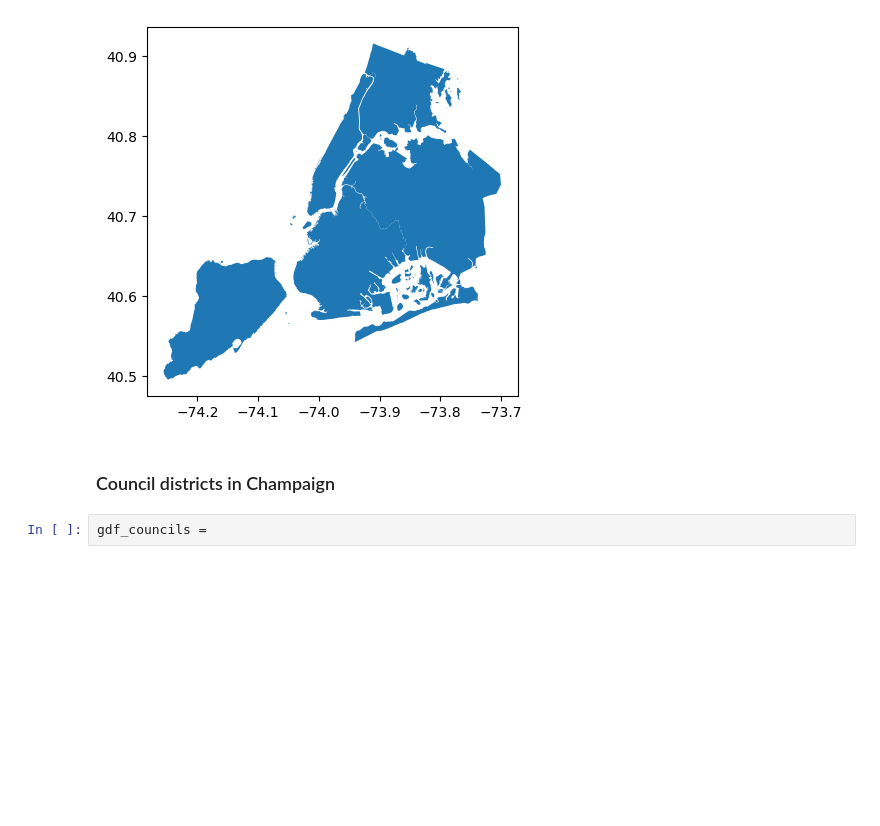
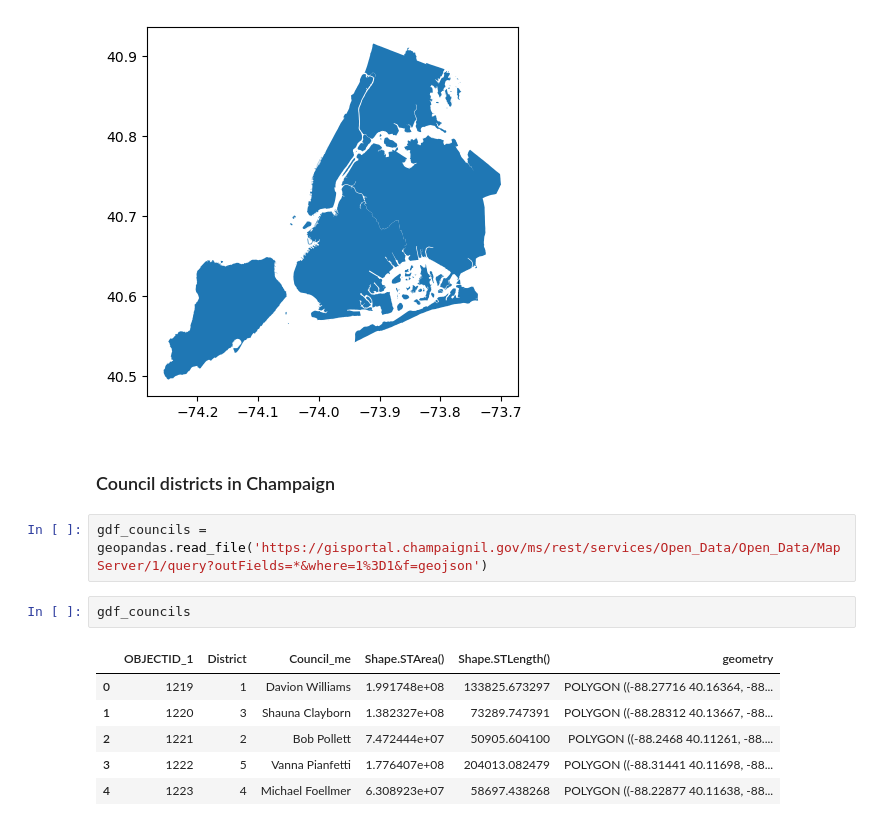
Before and after one commit to UIUC-iSchool-DataViz/is445_obuobg_spring2026, a Jupyter notebook: week07/inClass_week07.ipynb, the cells around one changed output. Saved outputs shown, nothing was run; the diff lists cells and outputs as text; blank space fills up the shorter version.

```diff
--- a/week07/inClass_week07.ipynb
+++ b/week07/inClass_week07.ipynb
@@ -153,4 +153,13 @@ gdf.to_crs('epsg:4326').plot()
 # %% [markdown]
 ### Council districts in Champaign
 # %%
-gdf_councils =
+gdf_councils = geopandas.read_file('https://gisportal.champaignil.gov/ms/rest/services/Open_Data/Open_Data/MapServer/1/query?outFields=*&where=1%3D1&f=geojson')
+# %%
+gdf_councils
+# %% [output]
+|  | OBJECTID_1 | District | Council_me | Shape.STArea() | Shape.STLength() | geometry |
+| 0 | 1219 | 1 | Davion Williams | 1.991748e+08 | 133825.673297 | POLYGON ((-88.27716 40.16364, -88... |
+| 1 | 1220 | 3 | Shauna Clayborn | 1.382327e+08 | 73289.747391 | POLYGON ((-88.28312 40.13667, -88... |
+| 2 | 1221 | 2 | Bob Pollett | 7.472444e+07 | 50905.604100 | POLYGON ((-88.2468 40.11261, -88.... |
+| 3 | 1222 | 5 | Vanna Pianfetti | 1.776407e+08 | 204013.082479 | POLYGON ((-88.31441 40.11698, -88... |
+| 4 | 1223 | 4 | Michael Foellmer | 6.308923e+07 | 58697.438268 | POLYGON ((-88.22877 40.11638, -88... |
```
